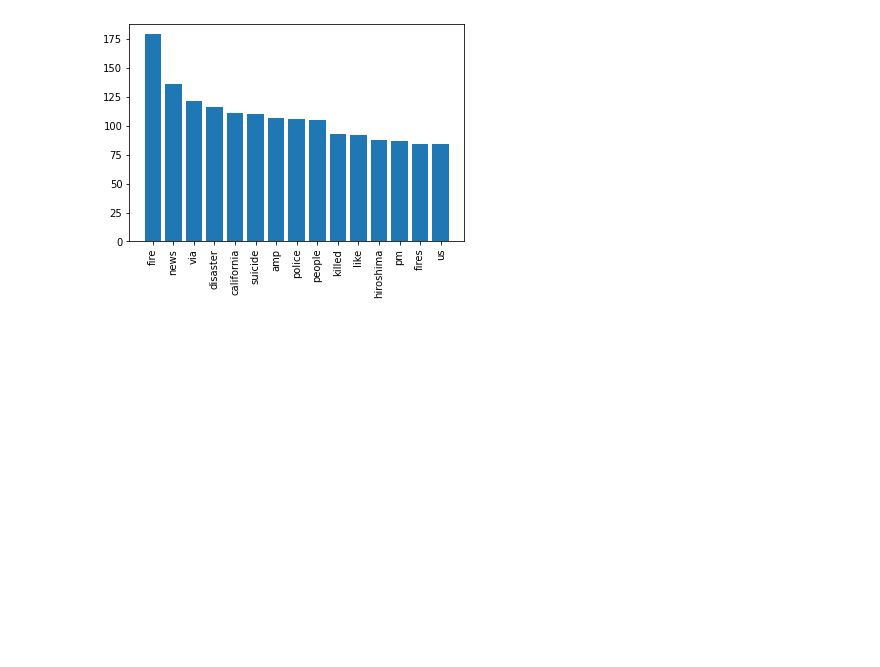
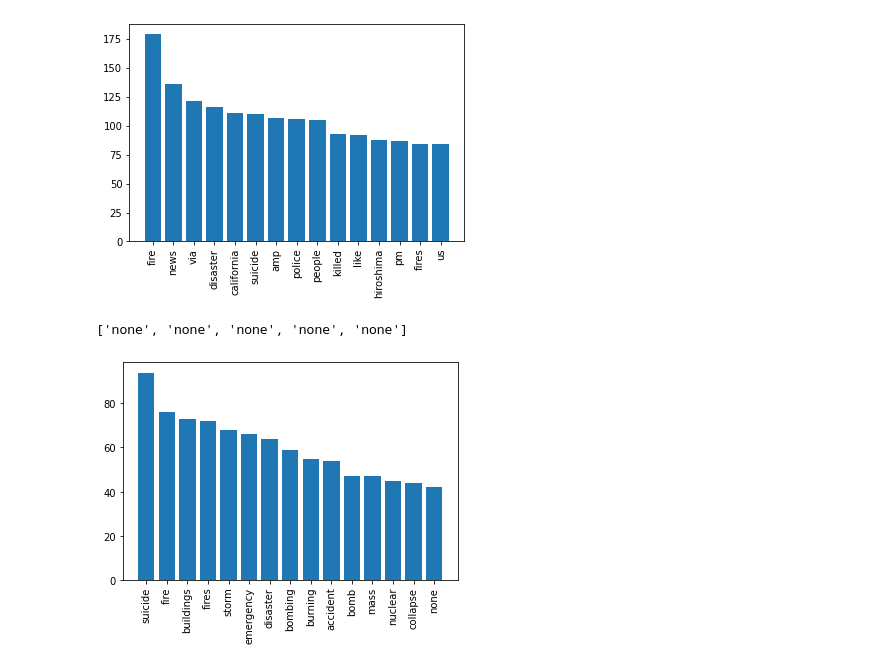
Before and after one commit to andro095/Data-Science, a Jupyter notebook: Project2/Project2_Analisis.ipynb, the cells around one changed output. Drawn from its saved outputs; the diff is of its cells as text; code cells hidden in the pictures; blank space fills up the shorter version.

Commit message:
funcion de histogramas

```diff
--- a/Project2/Project2_Analisis.ipynb
+++ b/Project2/Project2_Analisis.ipynb
@@ -191,3 +190,8 @@ generate_histogramas(data_tw, 'text', ' ')
 # %% [output]
 ['deeds', 'reason', 'earthquake', 'may', 'allah']
 [figure]
+# %%
+generate_histogramas(data_tw, 'keyword', ' ')
+# %% [output]
+['none', 'none', 'none', 'none', 'none']
+[figure, added]
```
Also changed, not shown: parts of 2 cells of this notebook.
